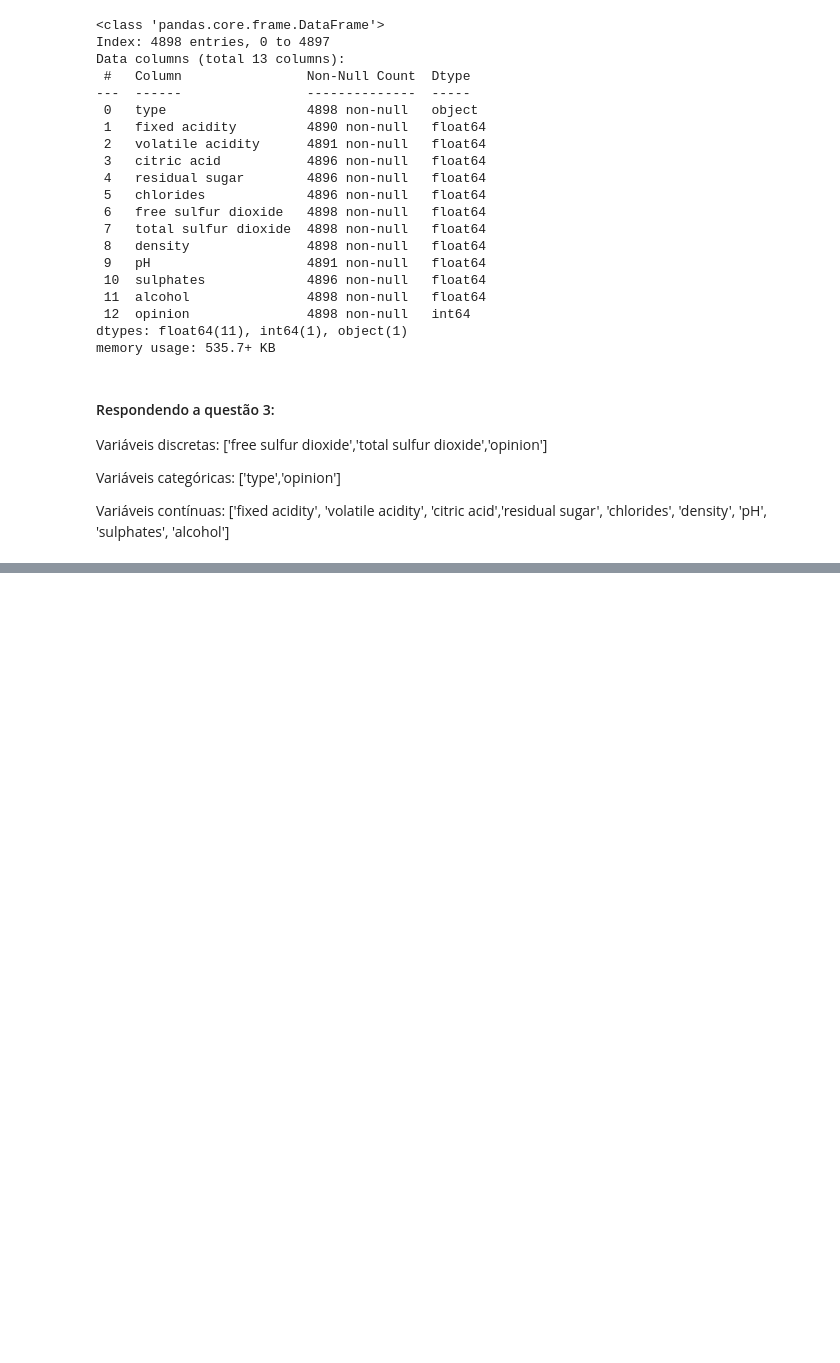
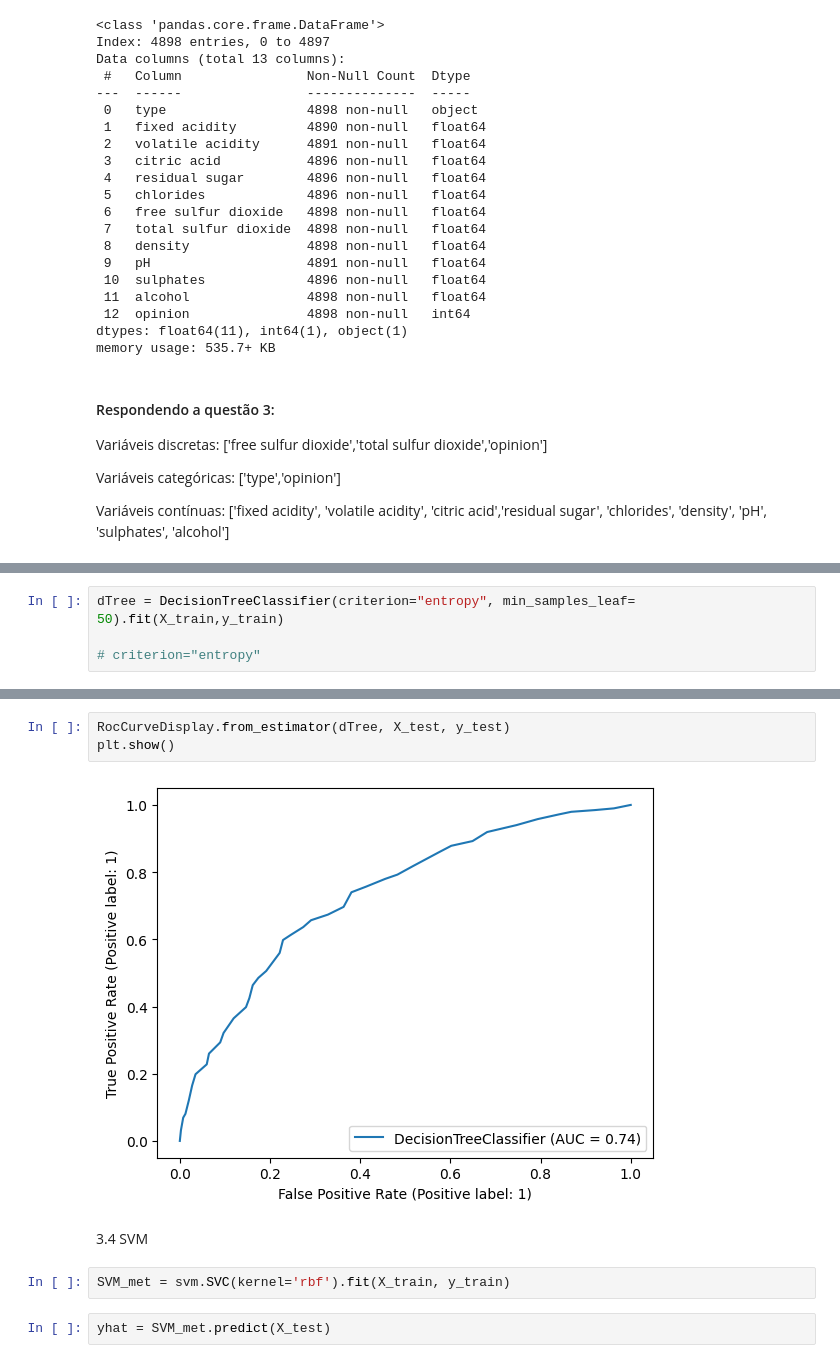
Before and after one commit to MachadoGabrielB/Bootcamp-Data-science, a Jupyter notebook: Personal/7 - Aprendizado supervisionado/Projeto Disciplina/PD Aprendizado Supervisionado.ipynb, the cells around one changed output, grey strips where cells are left out. Saved outputs shown, nothing was run; the diff lists cells and outputs as text; blank space fills up the shorter version.

```diff
--- a/Personal/7 - Aprendizado supervisionado/Projeto Disciplina/PD Aprendizado Supervisionado.ipynb
+++ b/Personal/7 - Aprendizado supervisionado/Projeto Disciplina/PD Aprendizado Supervisionado.ipynb
@@ -126,0 +279,4 @@ df_white.describe()
+# %%
+dTree = DecisionTreeClassifier(criterion="entropy", min_samples_leaf= 50).fit(X_train,y_train)
+
+# criterion="entropy"
@@ -126,0 +313,11 @@ df_white.describe()
+# %%
+RocCurveDisplay.from_estimator(dTree, X_test, y_test)
+plt.show()
+# %% [output]
+[figure, added]
+# %% [markdown]
+3.4 SVM
+# %%
+SVM_met = svm.SVC(kernel='rbf').fit(X_train, y_train)
+# %%
+yhat = SVM_met.predict(X_test)
```
Also changed, not shown: parts of 41 cells of this notebook, 1 other file.
